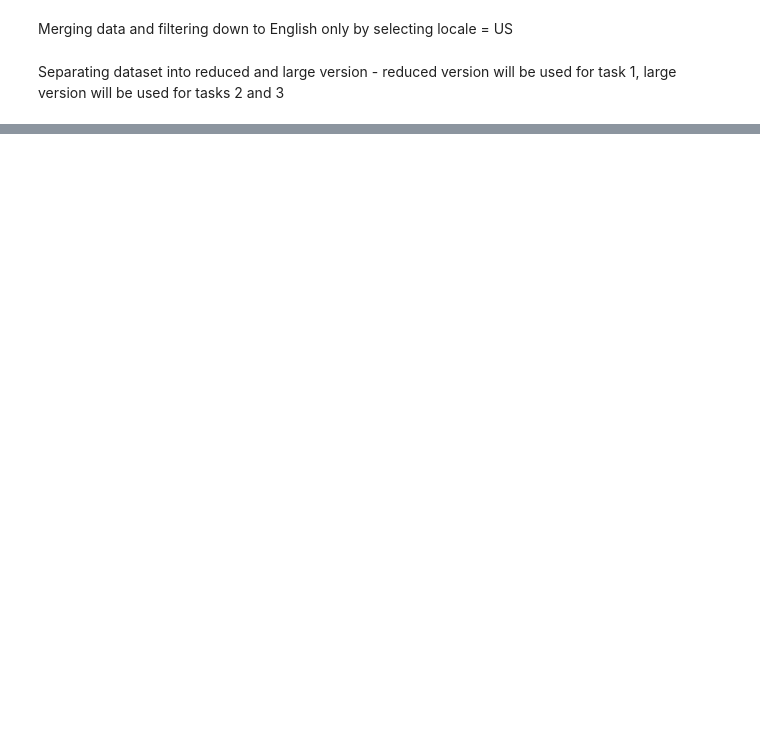
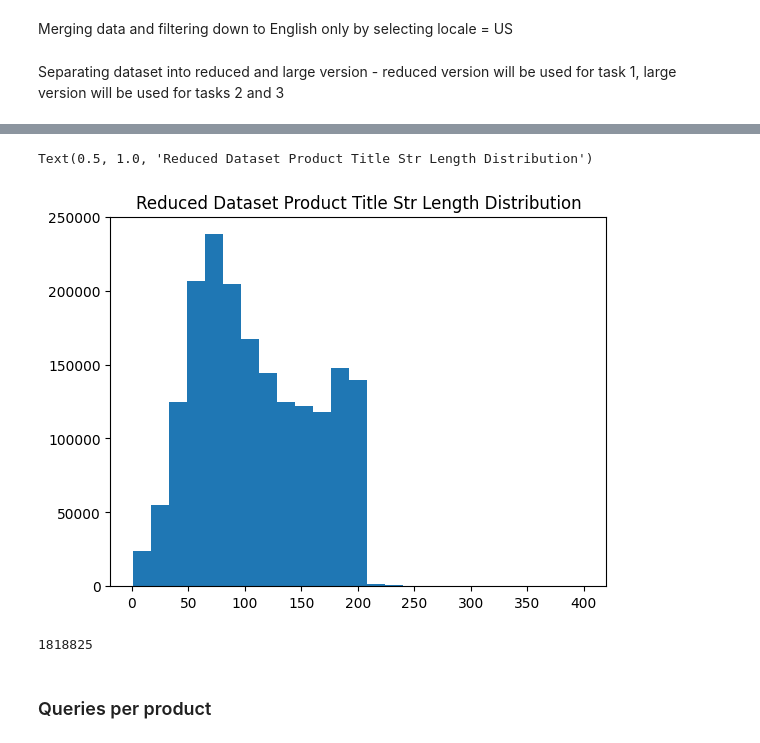
Before and after one commit to sarahlawlis/esci-shopping-queries, a Jupyter notebook: eda/eda.ipynb, the cells around one changed output, grey strips where cells are left out. Drawn from its saved outputs; the diff is of its cells as text; code cells hidden in the pictures; blank space fills up the shorter version.

```diff
--- a/eda/eda.ipynb
+++ b/eda/eda.ipynb
@@ -78,0 +142,13 @@ dtype: int64
+# %%
+plt.hist(examples_products['product_title_length'], bins=25)
+plt.title('Reduced Dataset Product Title Str Length Distribution')
+# %% [output]
+Text(0.5, 1.0, 'Reduced Dataset Product Title Str Length Distribution')
+[figure, added]
+# %%
+total_judgements = examples_products['esci_label'].count()
+print(total_judgements)
+# %% [output]
+1818825
+# %% [markdown]
+### Queries per product
```
Also changed, not shown: parts of 24 cells of this notebook, 2 other files.
